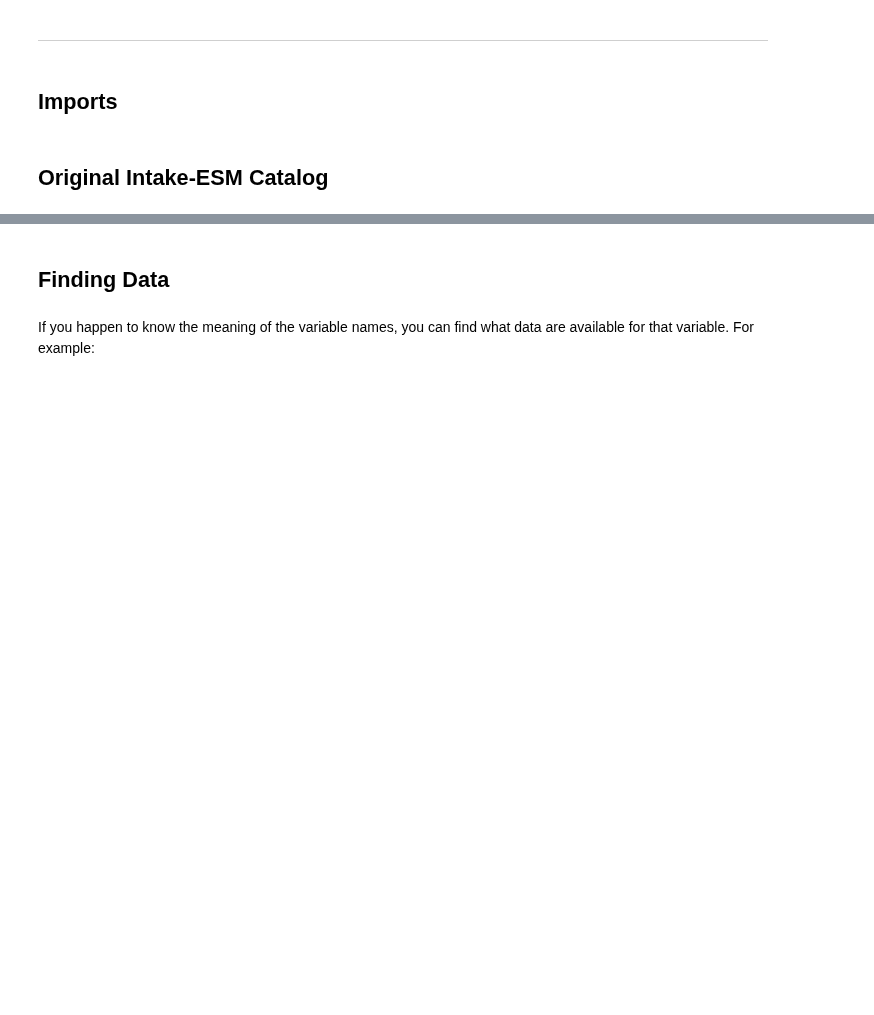
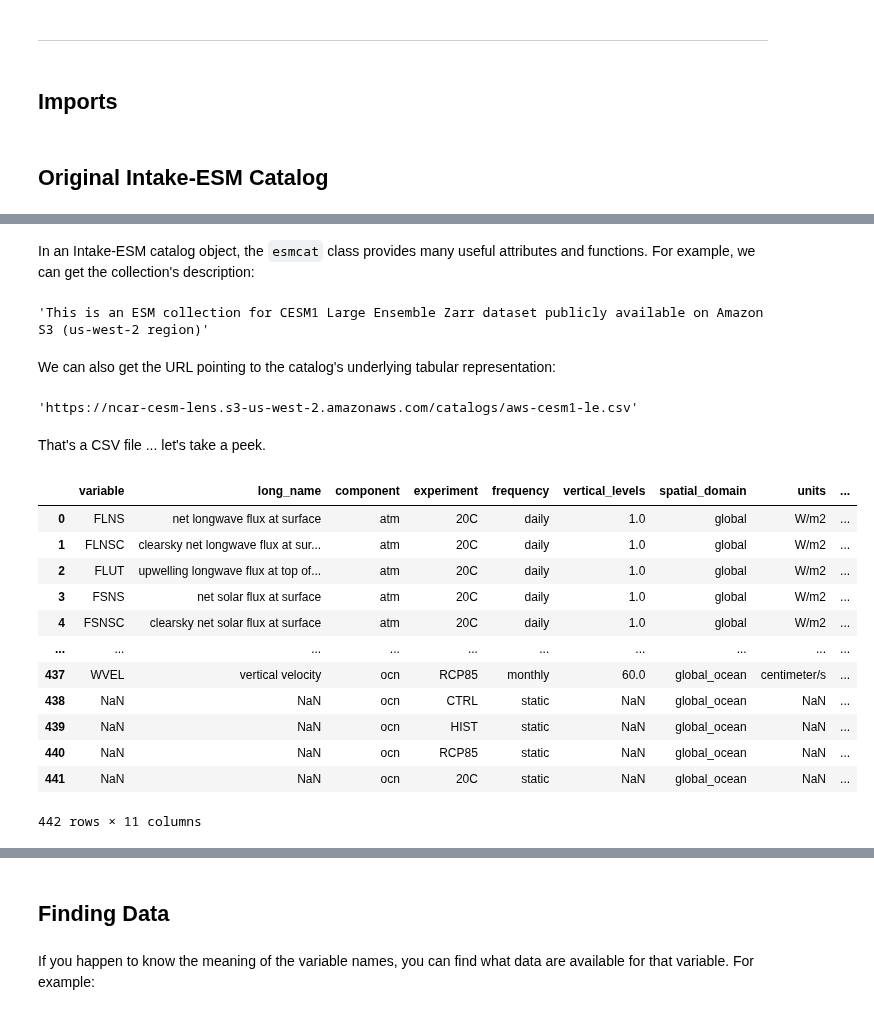
Before and after one commit to ProjectPythia/cesm-lens-aws-cookbook, a Jupyter notebook: notebooks/foundations/enhanced-catalog.ipynb, the cells around one changed output, grey strips where cells are left out. Cells and saved outputs as stored; diff of their text form; code cells hidden in the pictures; blank space fills up the shorter version.

Commit message:
Revisions for current intake-esm

```diff
--- a/notebooks/foundations/enhanced-catalog.ipynb
+++ b/notebooks/foundations/enhanced-catalog.ipynb
@@ -56,0 +54,31 @@ HTML(df.head(10).to_html(index=False))
+# %% [markdown]
+In an Intake-ESM catalog object, the `esmcat` class provides many useful attributes and functions. For example, we can get the collection's description:
+# %%
+coll_orig.esmcat.description
+# %% [output]
+'This is an ESM collection for CESM1 Large Ensemble Zarr dataset publicly available on Amazon S3 (us-west-2 region)'
+# %% [markdown]
+We can also get the URL pointing to the catalog's underlying tabular representation:
+# %%
+coll_orig.esmcat.catalog_file
+# %% [output]
+'https://ncar-cesm-lens.s3-us-west-2.amazonaws.com/catalogs/aws-cesm1-le.csv'
+# %% [markdown]
+That's a CSV file ... let's take a peek.
+# %%
+df_orig = pd.read_csv(coll_orig.esmcat.catalog_file)
+df_orig
+# %% [output]
+|  | variable | long_name | component | experiment | frequency | vertical_levels | spatial_domain | units | ... |
+| 0 | FLNS | net longwave flux at surface | atm | 20C | daily | 1.0 | global | W/m2 | ... |
+| 1 | FLNSC | clearsky net longwave flux at sur... | atm | 20C | daily | 1.0 | global | W/m2 | ... |
+| 2 | FLUT | upwelling longwave flux at top of... | atm | 20C | daily | 1.0 | global | W/m2 | ... |
+| 3 | FSNS | net solar flux at surface | atm | 20C | daily | 1.0 | global | W/m2 | ... |
+| 4 | FSNSC | clearsky net solar flux at surface | atm | 20C | daily | 1.0 | global | W/m2 | ... |
+| ... | ... | ... | ... | ... | ... | ... | ... | ... | ... |
+| 437 | WVEL | vertical velocity | ocn | RCP85 | monthly | 60.0 | global_ocean | centimeter/s | ... |
+| 438 | NaN | NaN | ocn | CTRL | static | NaN | global_ocean | NaN | ... |
+| 439 | NaN | NaN | ocn | HIST | static | NaN | global_ocean | NaN | ... |
+| 440 | NaN | NaN | ocn | RCP85 | static | NaN | global_ocean | NaN | ... |
+| 441 | NaN | NaN | ocn | 20C | static | NaN | global_ocean | NaN | ... |
+442 rows × 11 columns
```
Also changed, not shown: parts of 54 cells of this notebook.
